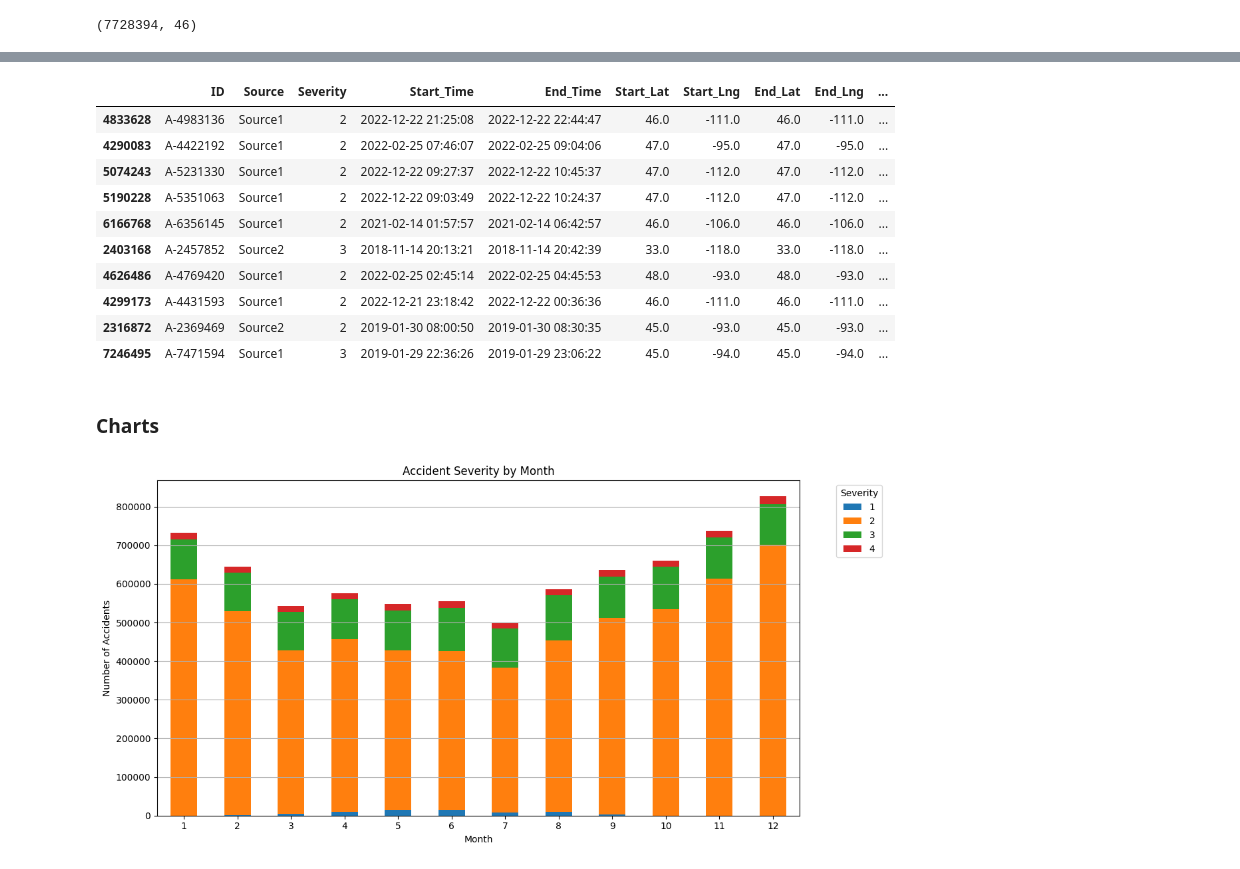
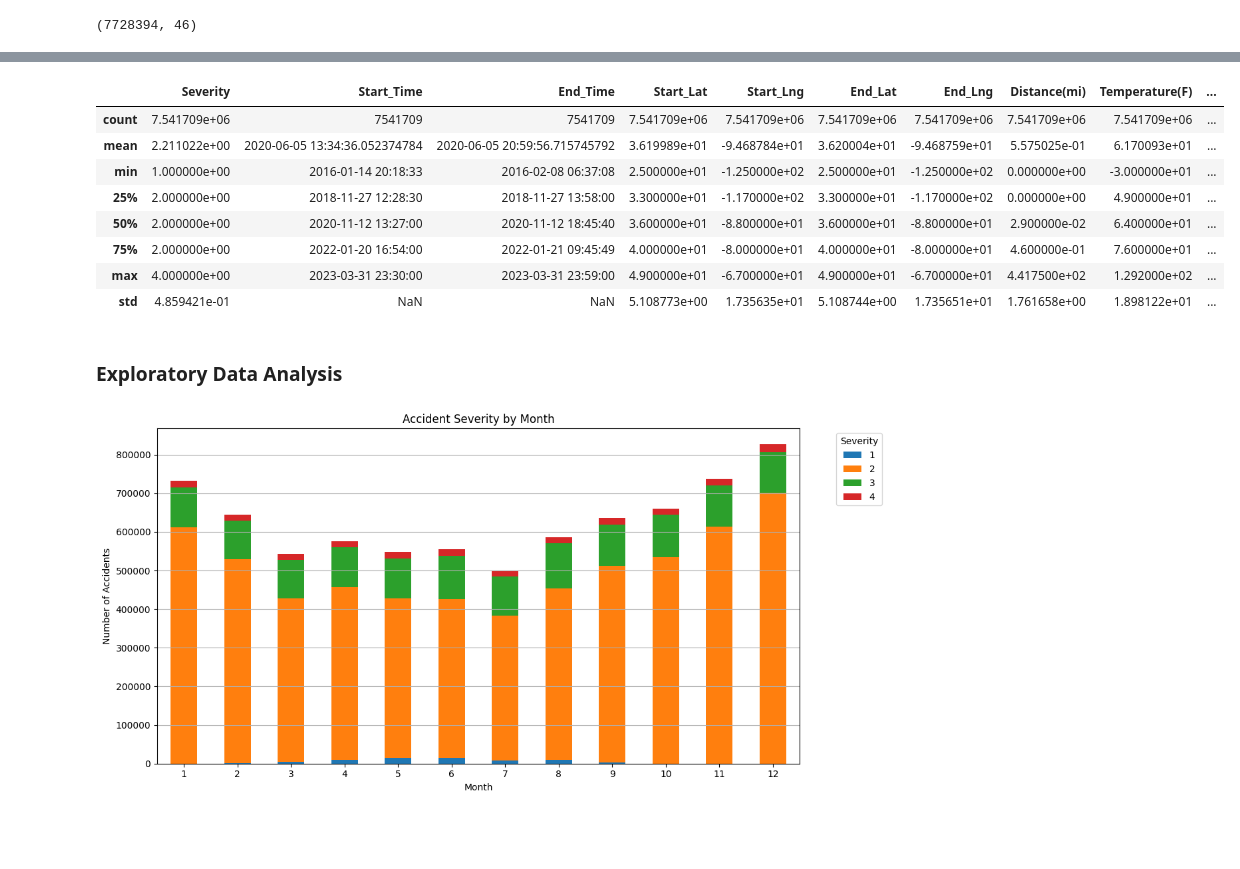
Before and after one commit to stephenliao08/Week11Project, a Jupyter notebook: DS_Capstone_Notebook.ipynb, the cells around one changed output, grey strips where cells are left out. Saved outputs shown, nothing was run; the diff lists cells and outputs as text; code cells hidden in the pictures; blank space fills up the shorter version.

```diff
--- a/DS_Capstone_Notebook.ipynb
+++ b/DS_Capstone_Notebook.ipynb
@@ -31,8 +23,2 @@ Text here
 # %%
 df = pd.read_csv('US_Accidents_March23.csv')
-# %%
-# Set option to display all columns
-pd.set_option('display.max_columns', None)
-
-# Now display the first few rows
-df.head()
@@ -240,29 +236,23 @@ df['Temperature_Bucket'] = pd.cut(
     include_lowest=True,
     right=False  # Make bins left-inclusive, right-exclusive
 )
-# %%
-# Sort by temperature ascending and get the lowest 10
-lowest_temps = df.sort_values(by='Temperature(F)').head(10)
-
-# Display the result
-lowest_temps
-# %% [output]
-|  | ID | Source | Severity | Start_Time | End_Time | Start_Lat | Start_Lng | End_Lat | End_Lng | ... |
-| 4833628 | A-4983136 | Source1 | 2 | 2022-12-22 21:25:08 | 2022-12-22 22:44:47 | 46.0 | -111.0 | 46.0 | -111.0 | ... |
-| 4290083 | A-4422192 | Source1 | 2 | 2022-02-25 07:46:07 | 2022-02-25 09:04:06 | 47.0 | -95.0 | 47.0 | -95.0 | ... |
-| 5074243 | A-5231330 | Source1 | 2 | 2022-12-22 09:27:37 | 2022-12-22 10:45:37 | 47.0 | -112.0 | 47.0 | -112.0 | ... |
-| 5190228 | A-5351063 | Source1 | 2 | 2022-12-22 09:03:49 | 2022-12-22 10:24:37 | 47.0 | -112.0 | 47.0 | -112.0 | ... |
-| 6166768 | A-6356145 | Source1 | 2 | 2021-02-14 01:57:57 | 2021-02-14 06:42:57 | 46.0 | -106.0 | 46.0 | -106.0 | ... |
-| 2403168 | A-2457852 | Source2 | 3 | 2018-11-14 20:13:21 | 2018-11-14 20:42:39 | 33.0 | -118.0 | 33.0 | -118.0 | ... |
-| 4626486 | A-4769420 | Source1 | 2 | 2022-02-25 02:45:14 | 2022-02-25 04:45:53 | 48.0 | -93.0 | 48.0 | -93.0 | ... |
-| 4299173 | A-4431593 | Source1 | 2 | 2022-12-21 23:18:42 | 2022-12-22 00:36:36 | 46.0 | -111.0 | 46.0 | -111.0 | ... |
-| 2316872 | A-2369469 | Source2 | 2 | 2019-01-30 08:00:50 | 2019-01-30 08:30:35 | 45.0 | -93.0 | 45.0 | -93.0 | ... |
-| 7246495 | A-7471594 | Source1 | 3 | 2019-01-29 22:36:26 | 2019-01-29 23:06:22 | 45.0 | -94.0 | 45.0 | -94.0 | ... |
+# %%
+df.describe()
+# %% [output]
+|  | Severity | Start_Time | End_Time | Start_Lat | Start_Lng | End_Lat | End_Lng | Distance(mi) | Temperature(F) | ... |
+| count | 7.541709e+06 | 7541709 | 7541709 | 7.541709e+06 | 7.541709e+06 | 7.541709e+06 | 7.541709e+06 | 7.541709e+06 | 7.541709e+06 | ... |
+| mean | 2.211022e+00 | 2020-06-05 13:34:36.052374784 | 2020-06-05 20:59:56.715745792 | 3.619989e+01 | -9.468784e+01 | 3.620004e+01 | -9.468759e+01 | 5.575025e-01 | 6.170093e+01 | ... |
+| min | 1.000000e+00 | 2016-01-14 20:18:33 | 2016-02-08 06:37:08 | 2.500000e+01 | -1.250000e+02 | 2.500000e+01 | -1.250000e+02 | 0.000000e+00 | -3.000000e+01 | ... |
+| 25% | 2.000000e+00 | 2018-11-27 12:28:30 | 2018-11-27 13:58:00 | 3.300000e+01 | -1.170000e+02 | 3.300000e+01 | -1.170000e+02 | 0.000000e+00 | 4.900000e+01 | ... |
+| 50% | 2.000000e+00 | 2020-11-12 13:27:00 | 2020-11-12 18:45:40 | 3.600000e+01 | -8.800000e+01 | 3.600000e+01 | -8.800000e+01 | 2.900000e-02 | 6.400000e+01 | ... |
+| 75% | 2.000000e+00 | 2022-01-20 16:54:00 | 2022-01-21 09:45:49 | 4.000000e+01 | -8.000000e+01 | 4.000000e+01 | -8.000000e+01 | 4.600000e-01 | 7.600000e+01 | ... |
+| max | 4.000000e+00 | 2023-03-31 23:30:00 | 2023-03-31 23:59:00 | 4.900000e+01 | -6.700000e+01 | 4.900000e+01 | -6.700000e+01 | 4.417500e+02 | 1.292000e+02 | ... |
+| std | 4.859421e-01 | NaN | NaN | 5.108773e+00 | 1.735635e+01 | 5.108744e+00 | 1.735651e+01 | 1.761658e+00 | 1.898122e+01 | ... |
 # %%
 # Save the cleaned DataFrame to a new CSV file
 df.to_csv('US_Accidents_Cleaned.csv', index=False)
-# %% [markdown]
-### Charts
+# %% [markdown]
+### Exploratory Data Analysis
 # %%
 # Create crosstab of Month vs Severity
 month_severity = pd.crosstab(df['Month'], df['Severity'])
```
Also changed, not shown: parts of 46 cells of this notebook.
